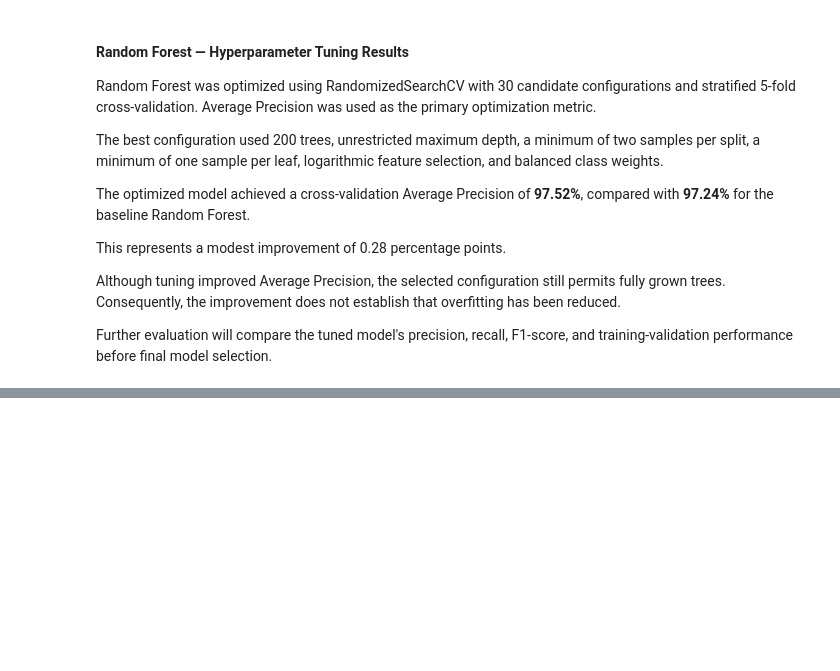
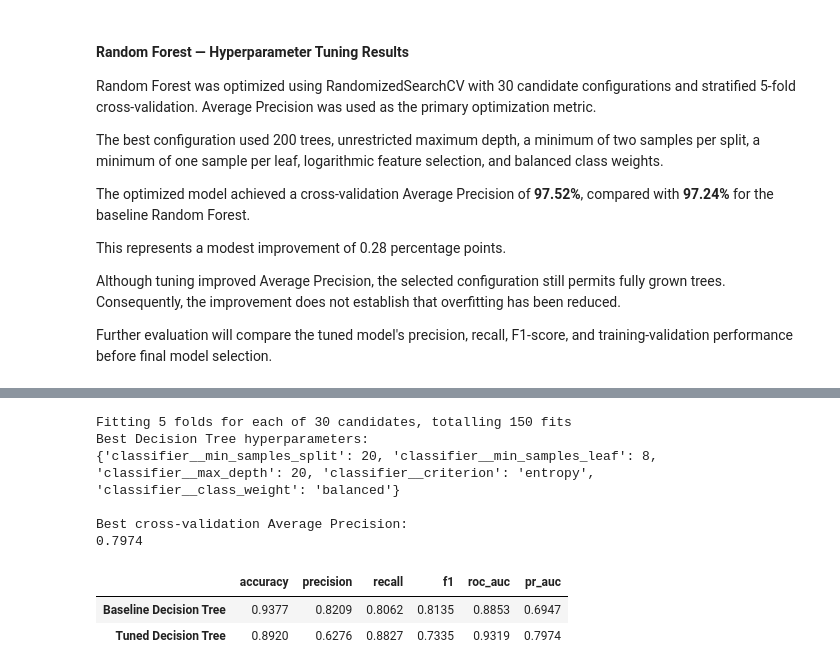
Before and after one commit to timayabi2020/churn-prediction-mlops, a Jupyter notebook: notebooks/churn_prediction.ipynb, the cells around one changed output, grey strips where cells are left out. Saved outputs shown, nothing was run; the diff lists cells and outputs as text; code cells hidden in the pictures; blank space fills up the shorter version.

```diff
--- a/notebooks/churn_prediction.ipynb
+++ b/notebooks/churn_prediction.ipynb
@@ -2935,0 +3025,66 @@ Further evaluation will compare the tuned model's precision, recall, F1-score, a
+# %%
+# Decision Tree hyperparameter search space
+dt_param_distributions = {
+    "classifier__max_depth": [3, 5, 10, 15, 20, None],
+    "classifier__min_samples_split": [2, 5, 10, 20],
+    "classifier__min_samples_leaf": [1, 2, 4, 8],
+    "classifier__criterion": ["gini", "entropy"],
+    "classifier__class_weight": [None, "balanced"]
+}
+
+# Hyperparameter tuning
+dt_random_search = RandomizedSearchCV(
+    estimator=decision_tree_pipeline,
+    param_distributions=dt_param_distributions,
+    n_iter=30,
+    scoring="average_precision",
+    cv=cv,
+    random_state=42,
+    n_jobs=-1,
+    verbose=1,
+    refit=True
+)
+
+# Fit using training data only
+dt_random_search.fit(X_train, y_train)
+
+print("Best Decision Tree hyperparameters:")
+print(dt_random_search.best_params_)
+
+print("\nBest cross-validation Average Precision:")
+print(round(dt_random_search.best_score_, 4))
+
+# Evaluate the tuned Decision Tree
+tuned_dt_pipeline = dt_random_search.best_estimator_
+
+tuned_dt_cv = cross_validate(
+    tuned_dt_pipeline,
+    X_train,
+    y_train,
+    cv=cv,
+    scoring=scoring,
+    n_jobs=-1
+)
+
+tuned_dt_results = {
+    metric: tuned_dt_cv[f"test_{metric}"].mean()
+    for metric in scoring
+}
+
+# Compare baseline and tuned Decision Tree
+dt_comparison = pd.DataFrame(
+    [decision_tree_results, tuned_dt_results],
+    index=["Baseline Decision Tree", "Tuned Decision Tree"]
+)
+
+display(dt_comparison.round(4))
+# %% [output]
+Fitting 5 folds for each of 30 candidates, totalling 150 fits
+Best Decision Tree hyperparameters:
+{'classifier__min_samples_split': 20, 'classifier__min_samples_leaf': 8, 'classifier__max_depth': 20, 'classifier__criterion': 'entropy', 'classifier__class_weight': 'balanced'}
+
+Best cross-validation Average Precision:
+0.7974
+|  | accuracy | precision | recall | f1 | roc_auc | pr_auc |
+| Baseline Decision Tree | 0.9377 | 0.8209 | 0.8062 | 0.8135 | 0.8853 | 0.6947 |
+| Tuned Decision Tree | 0.8920 | 0.6276 | 0.8827 | 0.7335 | 0.9319 | 0.7974 |
```
Also changed, not shown: parts of 3 cells of this notebook.
